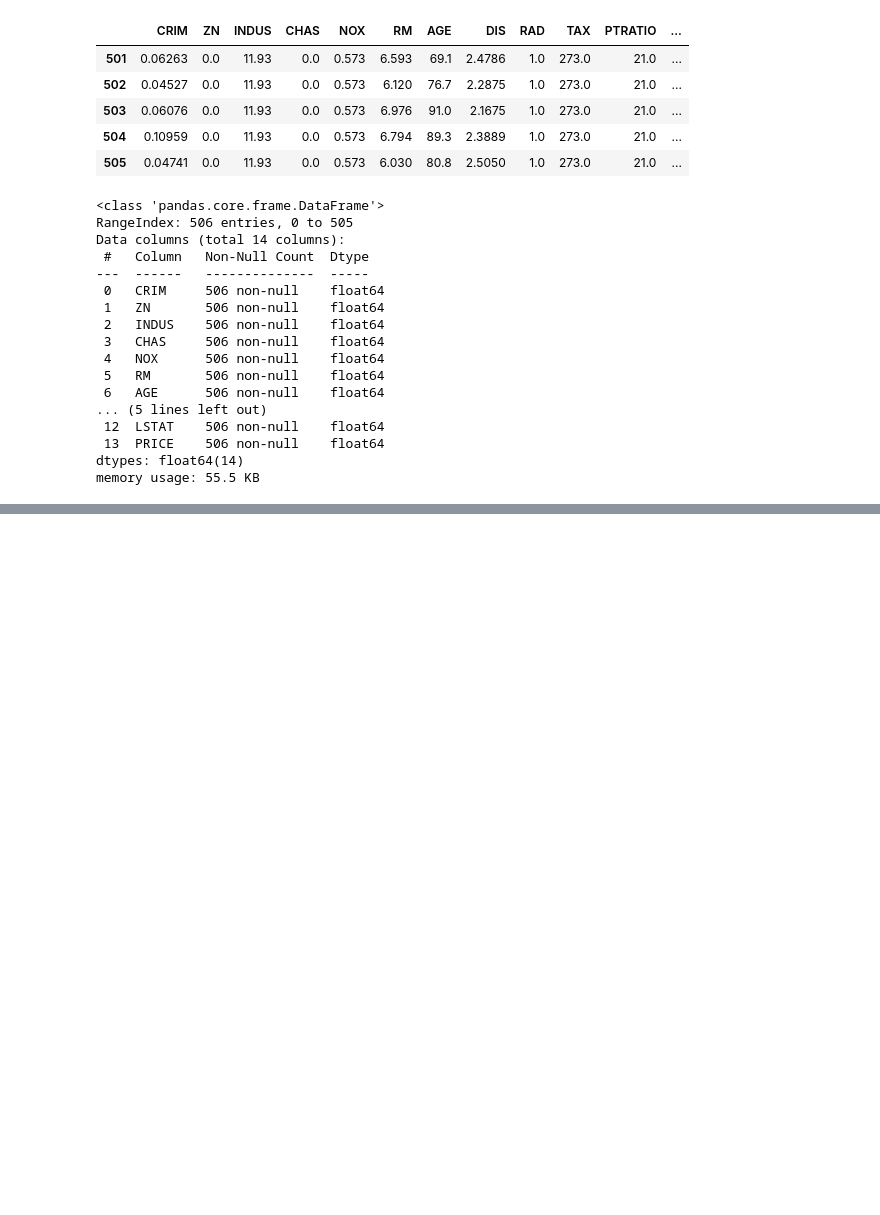
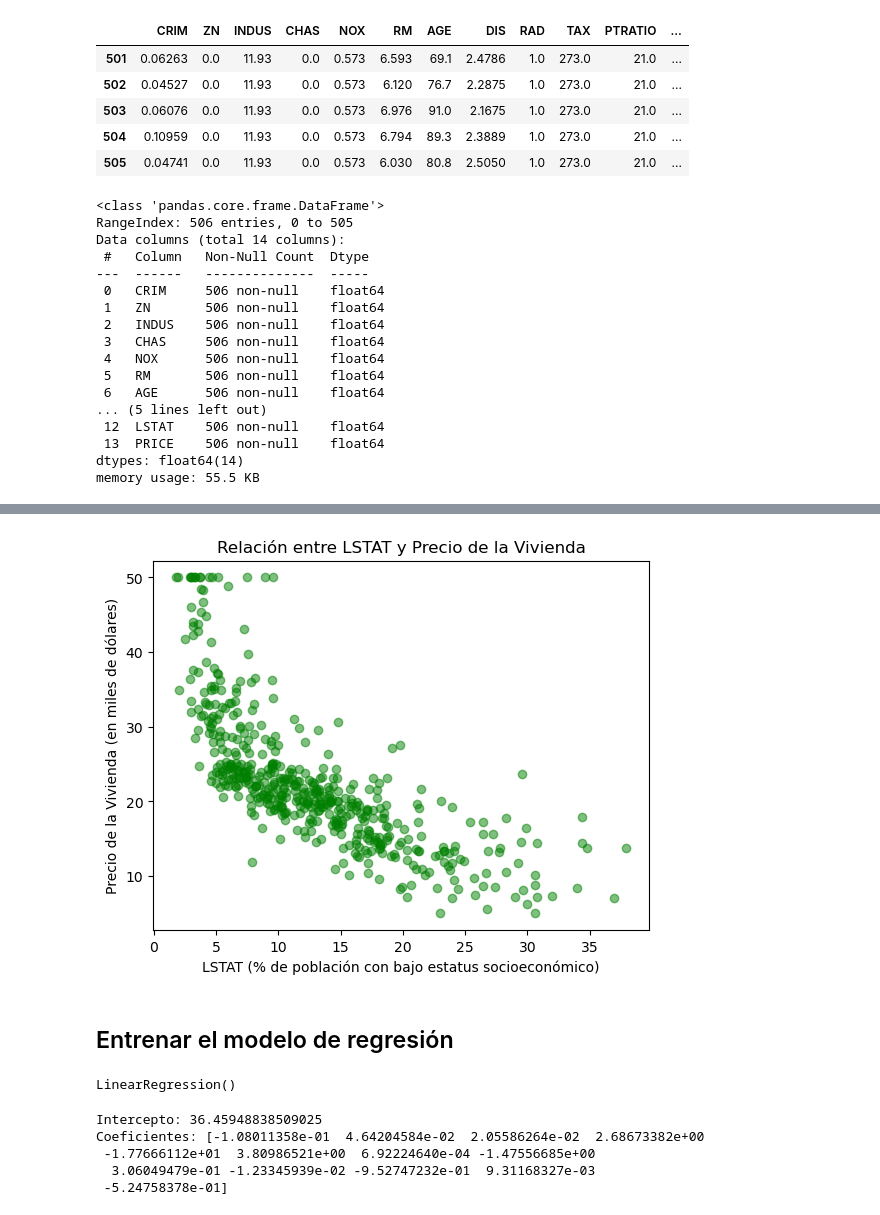
Before and after one commit to fmgarcia/Curso_IA_Aprendizaje_Supervisado, a Jupyter notebook: 2. Regresión Lineal/viviendas boston.ipynb, the cells around one changed output, grey strips where cells are left out. Cells and saved outputs as stored; diff of their text form; code cells hidden in the pictures; blank space fills up the shorter version.

Commit message:
Regresión lineal finalizada

```diff
--- a/2. Regresión Lineal/viviendas boston.ipynb
+++ b/2. Regresión Lineal/viviendas boston.ipynb
@@ -84,0 +127,28 @@ df.describe()
+# %%
+# LSTAT tiene una correlación negativa fuerte con el precio de la vivienda (PRICE). LSTAT representa el porcentaje de población con bajo estatus socioeconómico. A medida que LSTAT aumenta, el precio de la vivienda tiende a disminuir.
+plt.scatter(df['LSTAT'], df['PRICE'], color='green', alpha=0.5)
+plt.title('Relación entre LSTAT y Precio de la Vivienda')
+plt.xlabel('LSTAT (% de población con bajo estatus socioeconómico)')
+plt.ylabel('Precio de la Vivienda (en miles de dólares)')
+plt.show()
+# %% [output]
+[figure, added]
+# %% [markdown]
+## Entrenar el modelo de regresión
+# %%
+model = LinearRegression() # Crear una instancia del modelo de regresión lineal
+#model.fit(df.drop('PRICE', axis=1), df['PRICE']) # Entrenar el modelo con todas las características para predecir el precio de la vivienda
+variables_independientes = df.iloc[:,:-1]  # Todas las columnas excepto la última (PRICE)
+variable_dependiente = df.iloc[:,-1]  # Solo la última columna (PRICE)
+model.fit(variables_independientes, variable_dependiente)  # Entrenar el modelo
+# %% [output]
+LinearRegression()
+# %%
+print("Intercepto:", model.intercept_) # Mostrar el intercepto del modelo. Cuando todas las características son cero, este es el valor predicho de PRICE.
+print("Coeficientes:", model.coef_) # Mostrar los coeficientes del modelo. Cada coeficiente representa el cambio esperado en PRICE por un cambio unitario en la característica correspondiente, manteniendo las demás constantes.
+# %% [output]
+Intercepto: 36.45948838509025
+Coeficientes: [-1.08011358e-01  4.64204584e-02  2.05586264e-02  2.68673382e+00
+ -1.77666112e+01  3.80986521e+00  6.92224640e-04 -1.47556685e+00
+  3.06049479e-01 -1.23345939e-02 -9.52747232e-01  9.31168327e-03
+ -5.24758378e-01]
```
Also changed, not shown: parts of 35 cells of this notebook.
